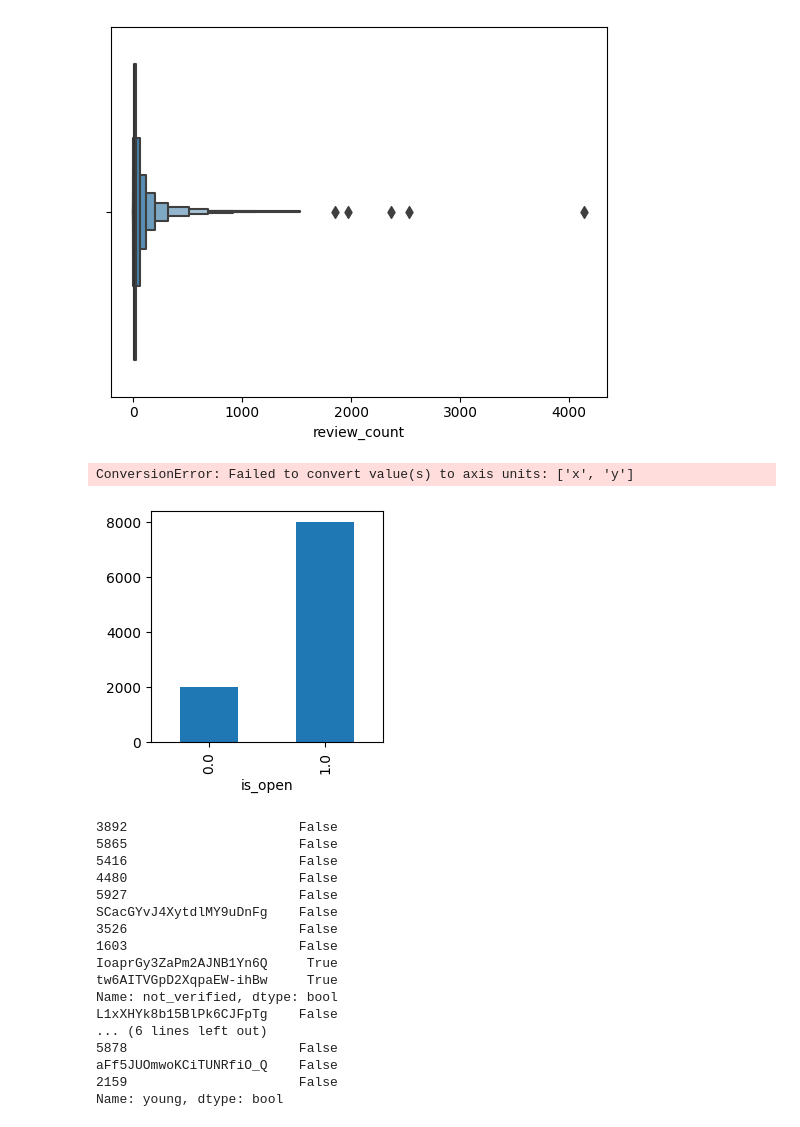
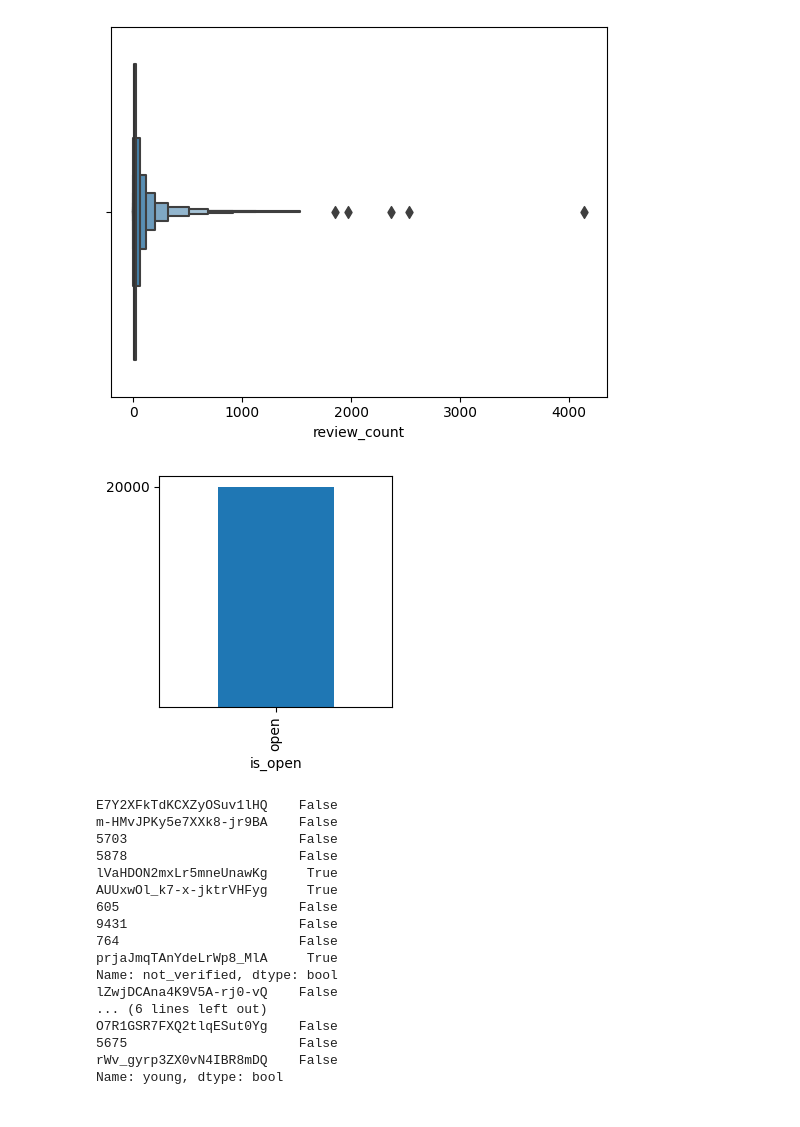
Before and after one commit to askador/data-mining-in-cybersecurity, a Jupyter notebook: data_analysis/quick_data_review/business.ipynb, the cells around one changed output. Drawn from its saved outputs; the diff is of its cells as text; code cells hidden in the pictures.

```diff
--- a/data_analysis/quick_data_review/business.ipynb
+++ b/data_analysis/quick_data_review/business.ipynb
@@ -3,11 +3,12 @@ import pandas as pd
 import matplotlib.pyplot as plt
 import seaborn as sns
 import numpy as np
+from data_analysis.utils import business
+from data.paths.parquet_paths import BUSINESS
 from data.paths.parquet_paths import CHECKIN
 
-# run through cleaning/clean_business first
-%store -r business_df
-business_df: pd.DataFrame = business_df
+business_df = pd.read_parquet(str(BUSINESS))
+business_df = business.prepare_business_df(business_df)
 # %%
 business_df.info()
 # %% [output]
@@ -137,15 +138,14 @@ plt.show()
 review_count_median=9.0
 [figure]
 # %%
-# y = business_df.groupby(is_open)[is_open].count().values.tolist()
-# x = ['closed', 'open']
-# sns.barplot(x=x, y=y)
+business_df[is_open] = business_df[is_open].apply(lambda x: 'open' if x else 'closed')
+
+y = business_df.groupby(is_open)[is_open].count().values.tolist()
 fig, ax = plt.subplots(figsize=(3, 3))
-business_df.groupby(is_open)[is_open].count().plot(kind='bar', ax=ax).set_xticks(['x', 'y'])
+business_df.groupby(is_open)[is_open].count().plot(kind='bar', ax=ax).set_yticks(y)
 plt.show()
 # %% [output]
-ConversionError: Failed to convert value(s) to axis units: ['x', 'y']
-[figure, old version]
+[figure, new version]
 # %%
 checkin_df = pd.read_parquet(str(CHECKIN))
 # %%
@@ -168,20 +168,20 @@ business_df['young'] = business_and_checkin['date'].transform(lambda x:
 print(business_df['not_verified'].sample(10))
 print(business_df['young'].sample(10))
 # %% [output]
-3892                      False
-5865                      False
-5416                      False
-4480                      False
-5927                      False
-SCacGYvJ4XytdlMY9uDnFg    False
-3526                      False
-1603                      False
-IoaprGy3ZaPm2AJNB1Yn6Q     True
-tw6AITVGpD2XqpaEW-ihBw     True
+E7Y2XFkTdKCXZyOSuv1lHQ    False
+m-HMvJPKy5e7XXk8-jr9BA    False
+5703                      False
+5878                      False
+lVaHDON2mxLr5mneUnawKg     True
+AUUxwOl_k7-x-jktrVHFyg     True
+605                       False
+9431                      False
+764                       False
+prjaJmqTAnYdeLrWp8_MlA     True
 Name: not_verified, dtype: bool
-L1xXHYk8b15BlPk6CJFpTg    False
+lZwjDCAna4K9V5A-rj0-vQ    False
 ... (6 lines left out)
-5878                      False
-aFf5JUOmwoKCiTUNRfiO_Q    False
-2159                      False
+O7R1GSR7FXQ2tlqESut0Yg    False
+5675                      False
+rWv_gyrp3ZX0vN4IBR8mDQ    False
 Name: young, dtype: bool
```
Also changed, not shown: parts of 3 cells of this notebook.
